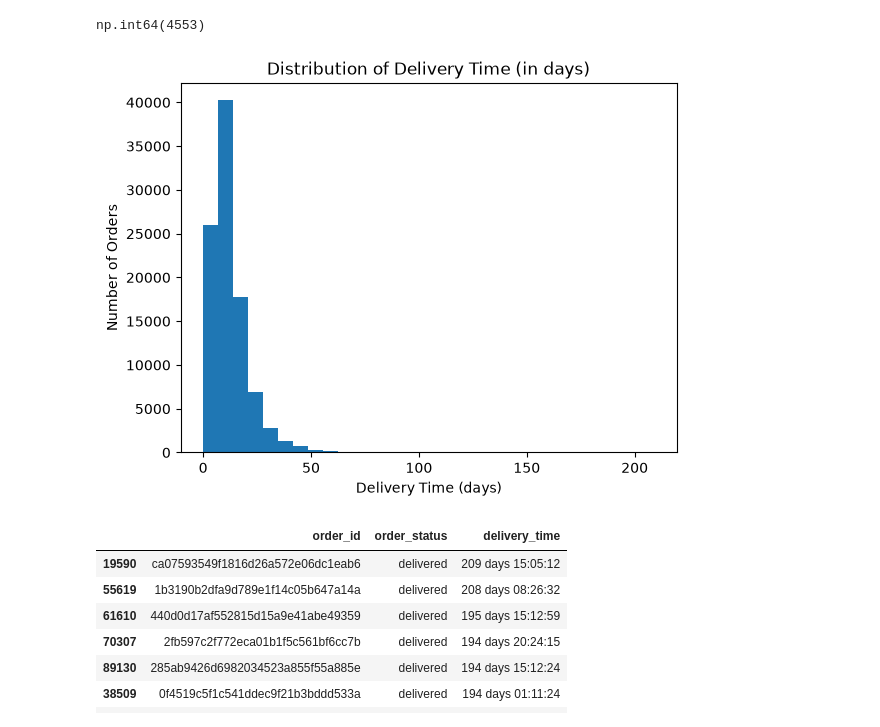
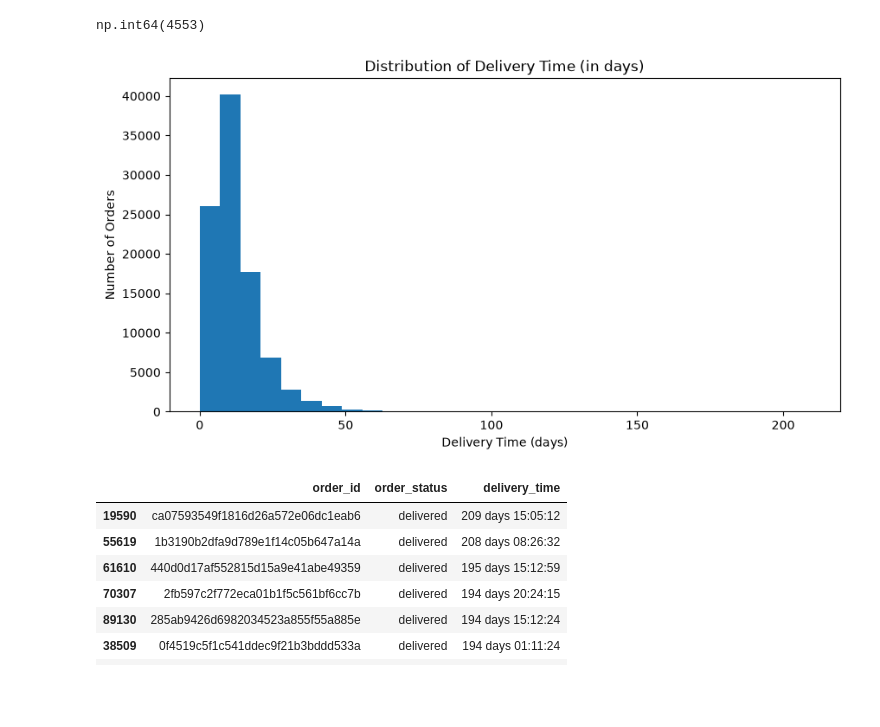
Before and after one commit to Mishasahni/olist-ecommerce-analysis, a Jupyter notebook: notebooks/01_eda.ipynb, the cells around one changed output. Cells and saved outputs as stored; diff of their text form; code cells hidden in the pictures; blank space fills up the shorter version.

```diff
--- a/notebooks/01_eda.ipynb
+++ b/notebooks/01_eda.ipynb
@@ -103,8 +107,15 @@ orders["delivery_time"].mean()
 # %% [output]
 Timedelta('12 days 13:24:31.879068')
 # %%
+# Late delivery is only defined for delivered orders that have both dates.
+# Undelivered orders get NaN (not "on time"), so they don't dilute the late rate.
+evaluable = (
+    (orders["order_status"] == "delivered")
+    & orders["order_delivered_customer_date"].notna()
+    & orders["order_estimated_delivery_date"].notna()
+)
 orders["late_delivery"] = (
     orders["order_delivered_customer_date"]
     > orders["order_estimated_delivery_date"]
-)
+).where(evaluable)
 # %%
@@ -141,18 +154,18 @@ Name: delivery_time, dtype: object
 # %% [output]
 np.int64(4553)
 # %%
-plt.Figure(figsize=(10, 5))
+plt.figure(figsize=(10, 5))
 plt.hist(
-    orders["delivery_time"].dt.days,
+    orders["delivery_time"].dt.days.dropna(),
     bins=30,
 )
 plt.title("Distribution of Delivery Time (in days)")
 plt.xlabel("Delivery Time (days)")
 plt.ylabel("Number of Orders")
 
 plt.show()
 # %% [output]
-[figure, old version]
+[figure, new version]
 # %%
 orders.sort_values("delivery_time", ascending=False)[
     ["order_id", "order_status", "delivery_time"]
```
Also changed, not shown: parts of 7 cells of this notebook, 54 other files.
